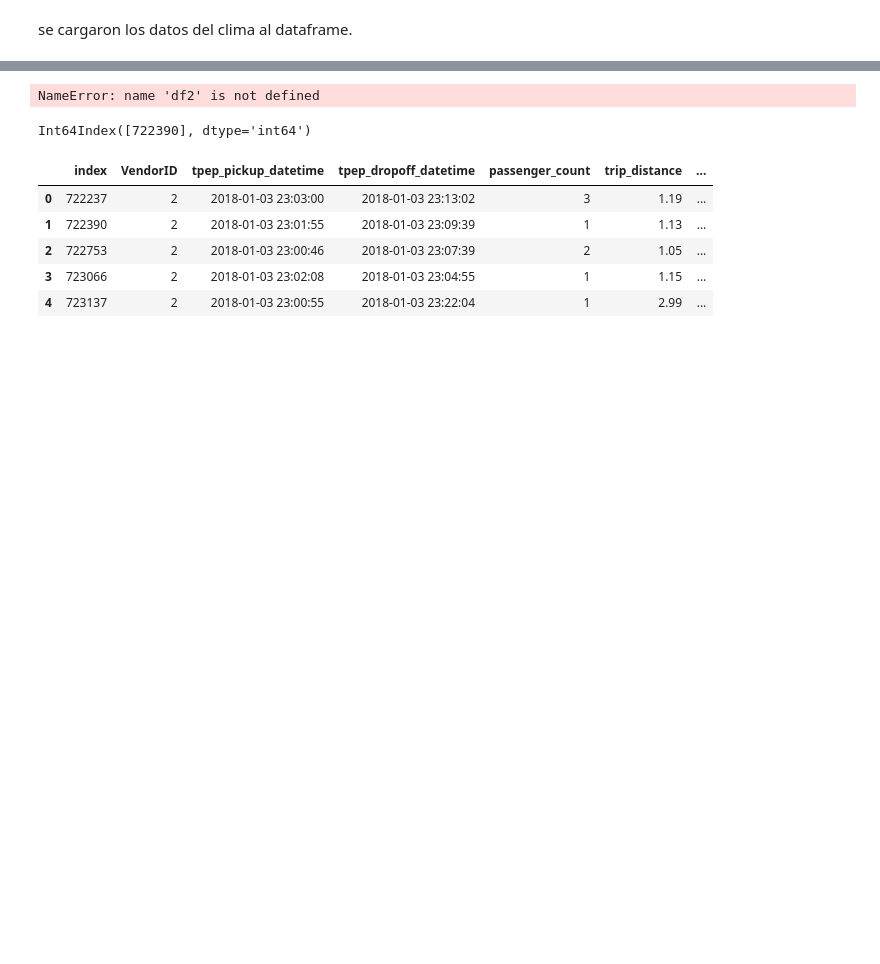
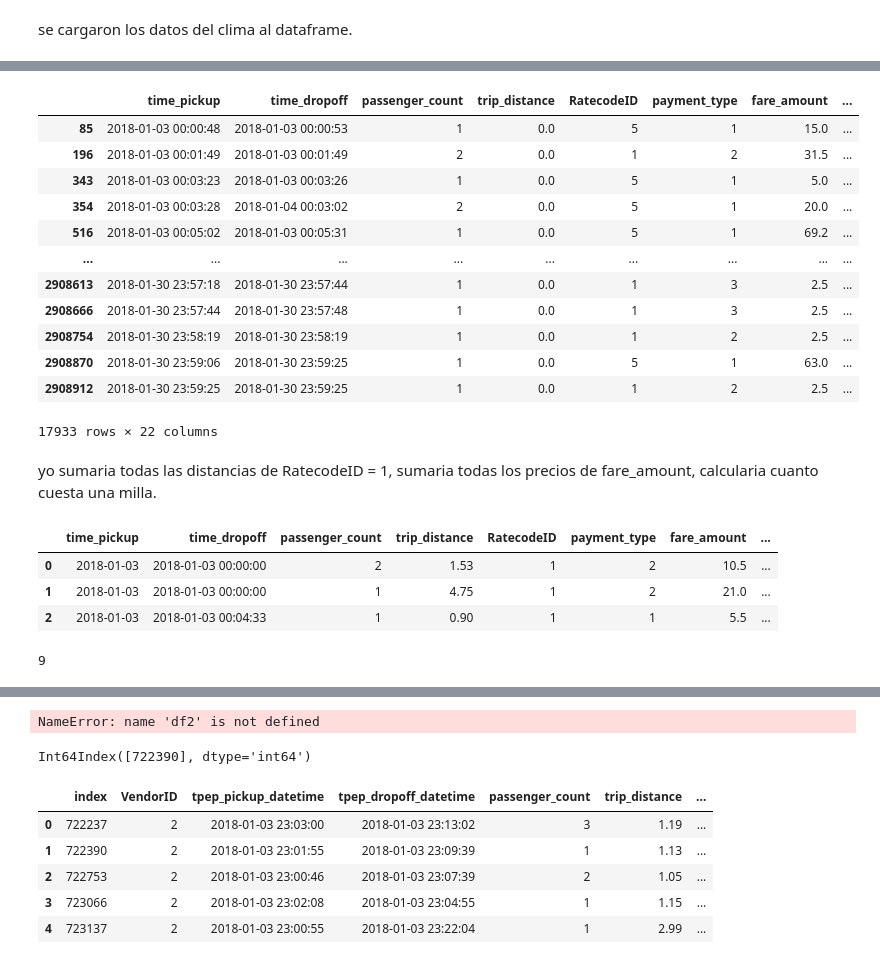
Before and after one commit to manusza/Proyecto-Taxis-NYC, a Jupyter notebook: taxis.ipynb, the cells around one changed output, grey strips where cells are left out. Cells and saved outputs as stored; diff of their text form; code cells hidden in the pictures; blank space fills up the shorter version.

```diff
--- a/taxis.ipynb
+++ b/taxis.ipynb
@@ -167,0 +189,3 @@ df_Impar.head(5)
+# %%
+df_Impar.drop(columns=["PULocationID","DOLocationID","datetime","hora"], inplace=True)
+#df_Impar.drop(columns=["PULocationID","DOLocationID","datetime","hora"], inplace=True)
@@ -167,0 +202,18 @@ df_Impar.head(5)
+# %%
+df_Impar.rename(columns={"tpep_pickup_datetime":"time_pickup","tpep_dropoff_datetime":"time_dropoff"},inplace=True)
+# %%
+df_Impar.loc[df_Impar['trip_distance'] == 0]
+# %% [output]
+|  | time_pickup | time_dropoff | passenger_count | trip_distance | RatecodeID | payment_type | fare_amount | ... |
+| 85 | 2018-01-03 00:00:48 | 2018-01-03 00:00:53 | 1 | 0.0 | 5 | 1 | 15.0 | ... |
+| 196 | 2018-01-03 00:01:49 | 2018-01-03 00:01:49 | 2 | 0.0 | 1 | 2 | 31.5 | ... |
+| 343 | 2018-01-03 00:03:23 | 2018-01-03 00:03:26 | 1 | 0.0 | 5 | 1 | 5.0 | ... |
+| 354 | 2018-01-03 00:03:28 | 2018-01-04 00:03:02 | 2 | 0.0 | 5 | 1 | 20.0 | ... |
+| 516 | 2018-01-03 00:05:02 | 2018-01-03 00:05:31 | 1 | 0.0 | 5 | 1 | 69.2 | ... |
+| ... | ... | ... | ... | ... | ... | ... | ... | ... |
+| 2908613 | 2018-01-30 23:57:18 | 2018-01-30 23:57:44 | 1 | 0.0 | 1 | 3 | 2.5 | ... |
+| 2908666 | 2018-01-30 23:57:44 | 2018-01-30 23:57:48 | 1 | 0.0 | 1 | 3 | 2.5 | ... |
+| 2908754 | 2018-01-30 23:58:19 | 2018-01-30 23:58:19 | 1 | 0.0 | 1 | 2 | 2.5 | ... |
+| 2908870 | 2018-01-30 23:59:06 | 2018-01-30 23:59:25 | 1 | 0.0 | 5 | 1 | 63.0 | ... |
+| 2908912 | 2018-01-30 23:59:25 | 2018-01-30 23:59:25 | 1 | 0.0 | 1 | 2 | 2.5 | ... |
+17933 rows × 22 columns
@@ -167,0 +224,13 @@ df_Impar.head(5)
+# %% [markdown]
+yo sumaria todas las distancias de RatecodeID = 1, sumaria todas los precios de fare_amount, calcularia cuanto cuesta una milla.
+# %%
+df_Impar.head(3)
+# %% [output]
+|  | time_pickup | time_dropoff | passenger_count | trip_distance | RatecodeID | payment_type | fare_amount | ... |
+| 0 | 2018-01-03 | 2018-01-03 00:00:00 | 2 | 1.53 | 1 | 2 | 10.5 | ... |
+| 1 | 2018-01-03 | 2018-01-03 00:00:00 | 1 | 4.75 | 1 | 2 | 21.0 | ... |
+| 2 | 2018-01-03 | 2018-01-03 00:04:33 | 1 | 0.90 | 1 | 1 | 5.5 | ... |
+# %%
+dfAux.passenger_count.max()
+# %% [output]
+9
```
Also changed, not shown: parts of 24 cells of this notebook.
